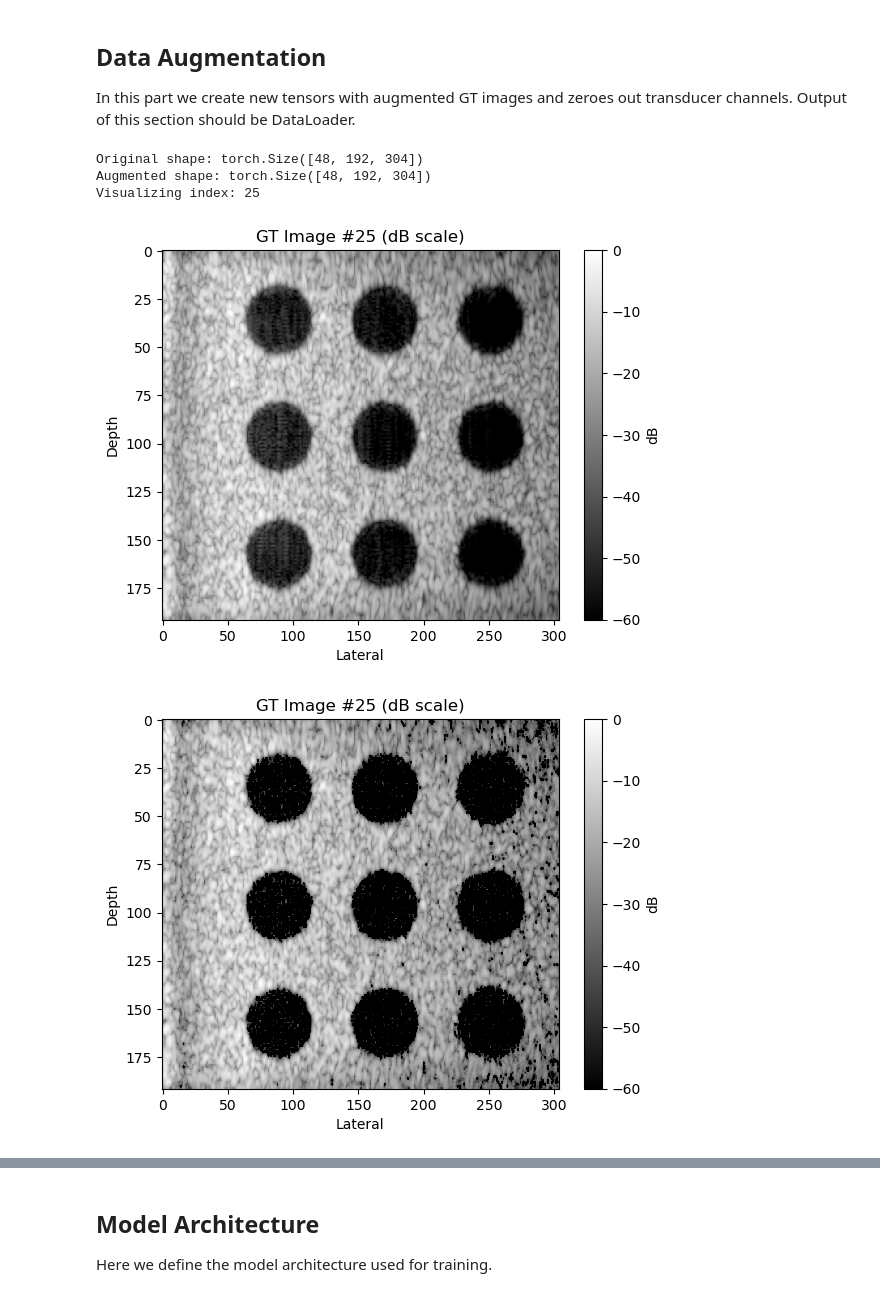
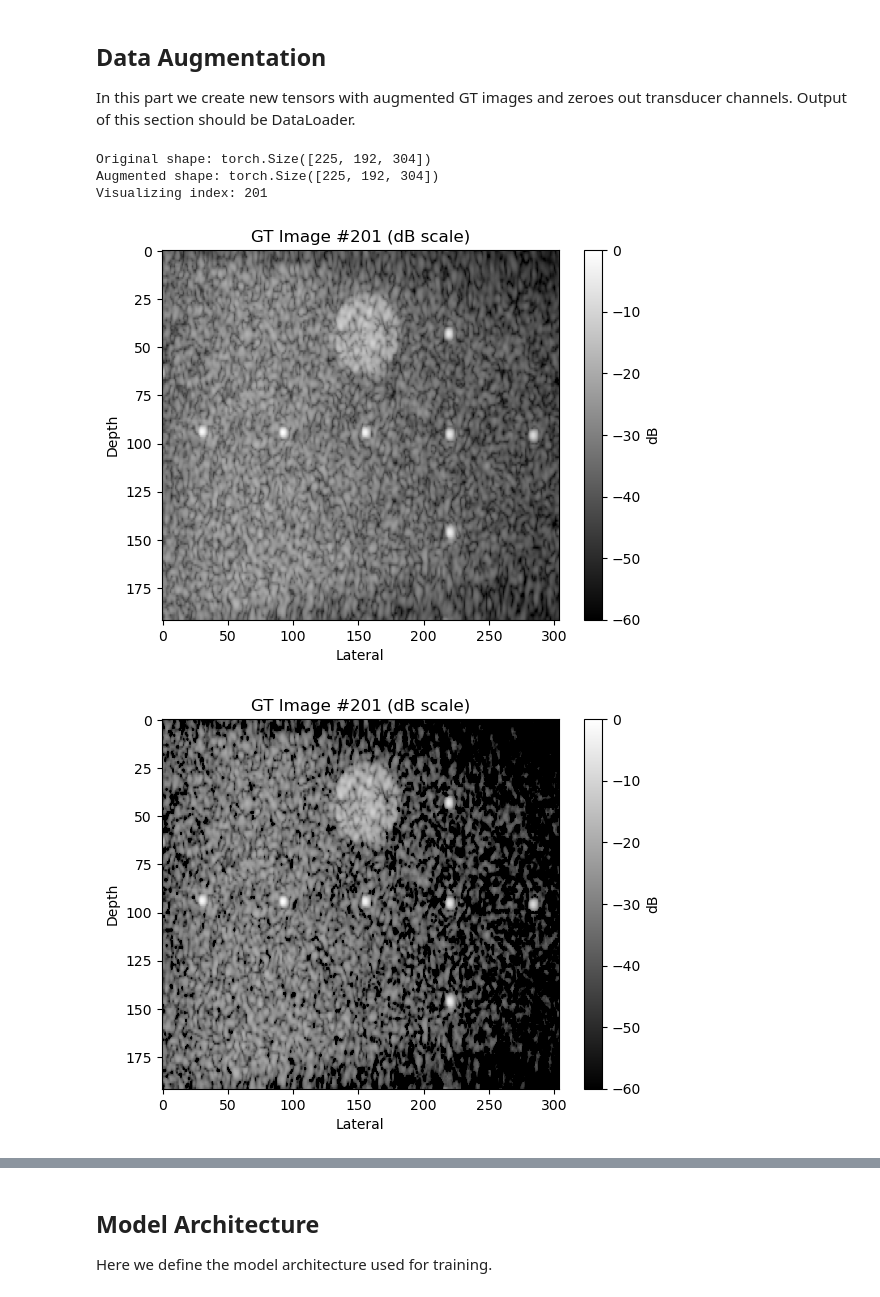
Before and after one commit to jacobinsilico/ReconstructUS, a Jupyter notebook: train_effunet.ipynb, the cells around one changed output, grey strips where cells are left out. Cells and saved outputs as stored; diff of their text form; code cells hidden in the pictures.

```diff
--- a/train_effunet.ipynb
+++ b/train_effunet.ipynb
@@ -41,7 +65,7 @@ Define all the training parameters in one variable.
 # %%
 TARGET_DEPTH = 1600 # target number of samples for all considered RF files
 DATASET_SIZE = 300  # number of total samples loaded in the notebook
-BATCH_SIZE = 4
+BATCH_SIZE = 16
 PW_PER_IMG = 1 # number of plane waves we want to use to reconstruct one GT image
 DOWNSAMPLE_FACTOR = 2 # we want to downsample our image to make it easier for smaller model to reconstruct
 # %%
@@ -115,67 +179,27 @@ visualize_rf_line(rf_tensor, file_idx=random_index, pw_idx=4, ch_idx=64)
 In this part we create new tensors with augmented GT images and zeroes out transducer channels. Output of this section should be DataLoader.
 # %%
 # First split: 80% train, 20% temp (val + test)
-rf_train, rf_temp, gt_train, gt_temp = train_test_split(
-    rf_tensor, gt_tensor, test_size=0.2, random_state=42, shuffle=True
-)
+rf_train, rf_temp, gt_train, gt_temp = train_test_split(rf_tensor, gt_tensor, test_size=0.5, random_state=42, shuffle=True)
 
 # Second split: 50% val, 50% test from the remaining 20%
-rf_val, rf_test, gt_val, gt_test = train_test_split(
-    rf_temp, gt_temp, test_size=0.5, random_state=42, shuffle=True
-)
+rf_val, rf_test, gt_val, gt_test = train_test_split(rf_temp, gt_temp, test_size=0.5, random_state=42, shuffle=True)
 # %%
-def augment_gt_tensor(gt_tensor, contrast_factor=1.001, noise_std=0.0005, prob=1):
-    """
-    Apply random augmentation (contrast + noise) to each GT image in a tensor.
-    Values are clamped to [0, 1] instead of normalized.
-
-    Args:
-        gt_tensor (torch.Tensor): [N, H, W] GT images.
-        contrast_factor (float): How much to jitter contrast.
-        noise_std (float): Standard deviation of Gaussian noise.
-        prob (float): Probability to apply augmentation per image.
-
-    Returns:
-        torch.Tensor: Augmented GT tensor [N, H, W]
-    """
-    augmented = []
-
-    for i in range(gt_tensor.shape[0]):
-        img = gt_tensor[i].clone()
-
-        if torch.rand(1).item() < prob:
-            # Contrast jitter
-            img = (img - 0.5) * contrast_factor + 0.5
-
-            # Gaussian noise
-            noise = torch.randn_like(img) * noise_std
-            img = img + noise
-
-            # Clamp to [0, 1]
-            img = torch.clamp(img, 0.0, 1.0)
-
-        augmented.append(img)
-
-    return torch.stack(augmented)
-
-
-
 # ==== Test it on gt_train ====
-gt_augmented = augment_gt_tensor(gt_train)
+gt_augmented = add_jitter_and_noise(gt_train)
 
 print("Original shape:", gt_train.shape)
 print("Augmented shape:", gt_augmented.shape)
 
 # Visual check with a random index
 idx_test1 = torch.randint(0, gt_train.shape[0], (1,)).item()
 print(f"Visualizing index: {idx_test1}")
 
 visualize_gt_db(gt_train, idx=idx_test1)
 visualize_gt_db(gt_augmented, idx=idx_test1)
 # %% [output]
-Original shape: torch.Size([48, 192, 304])
-Augmented shape: torch.Size([48, 192, 304])
-Visualizing index: 25
+Original shape: torch.Size([225, 192, 304])
+Augmented shape: torch.Size([225, 192, 304])
+Visualizing index: 201
-[figure, old version]
+[figure, new version]
-[figure, old version]
+[figure, new version]
 # %%
```
Also changed, not shown: parts of 28 cells of this notebook.
